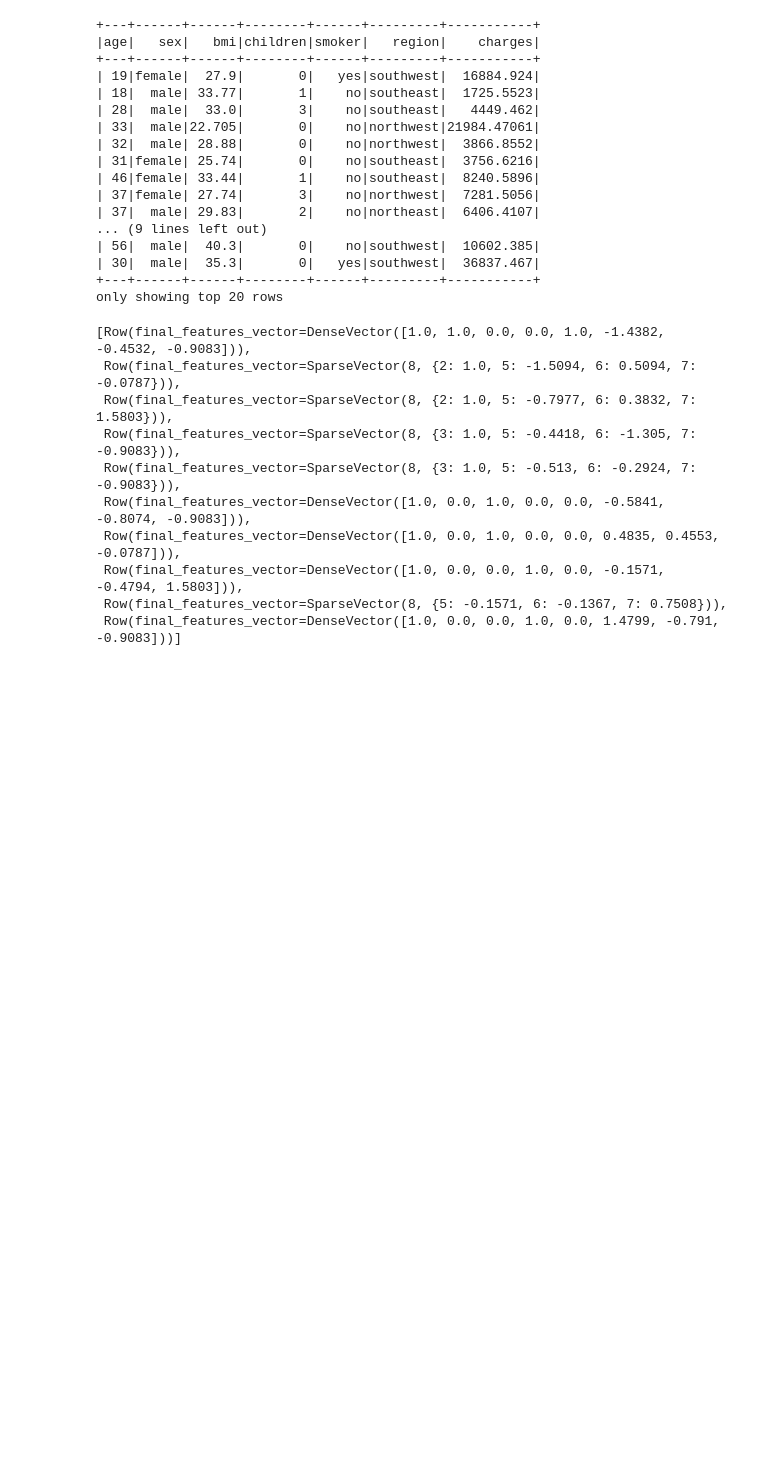
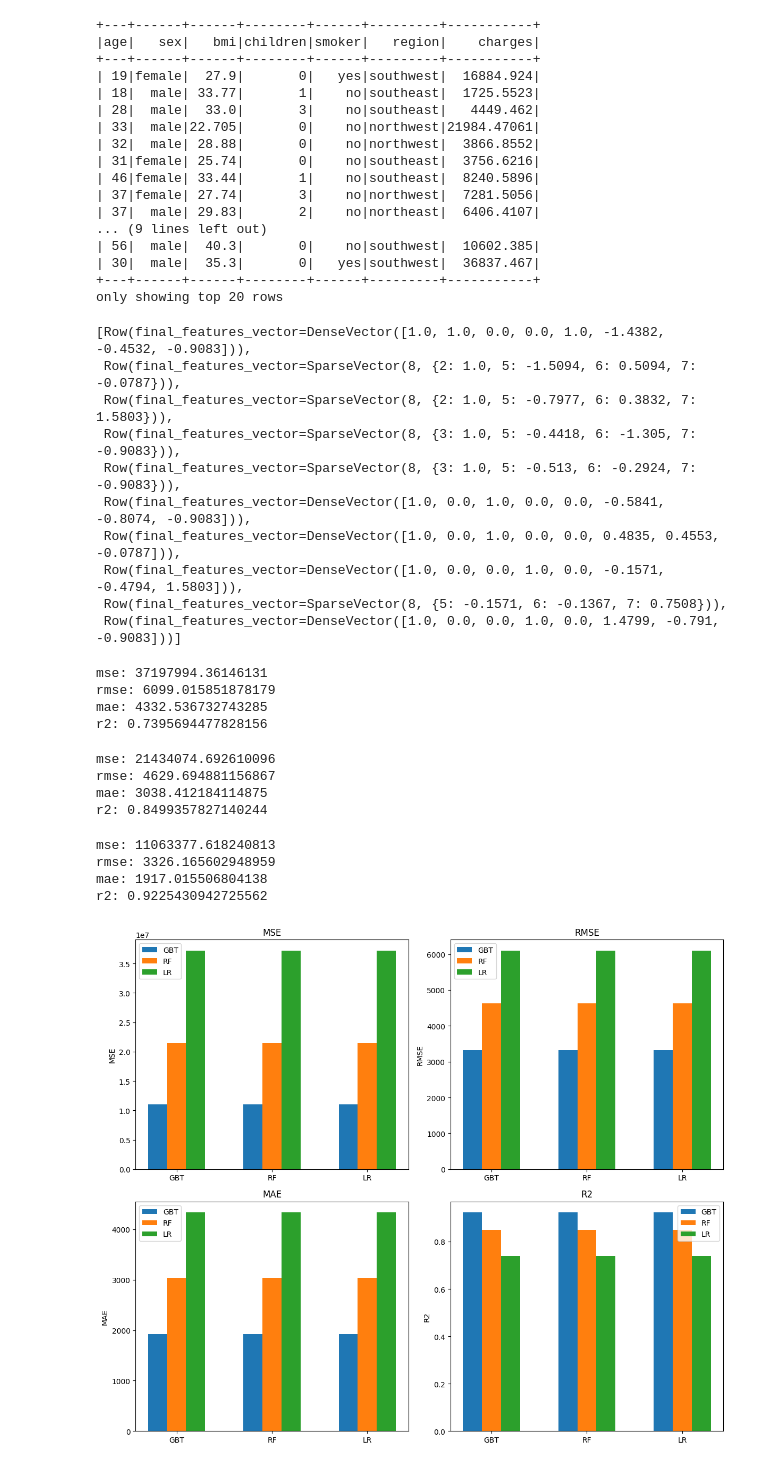
Before and after one commit to 72Clooud/Medical_Cost_Prediction_with_PySpark, a Jupyter notebook: main_notebook.ipynb, the cells around one changed output. Drawn from its saved outputs; the diff is of its cells as text; code cells hidden in the pictures; blank space fills up the shorter version.

Commit message:
trained 3 models and compare them together

```diff
--- a/main_notebook.ipynb
+++ b/main_notebook.ipynb
@@ -96,0 +109,4 @@ df.select('final_features_vector').take(10)
+# %%
+reg_LR = LinearRegression(featuresCol='final_features_vector',
+                            labelCol='charges')
+reg_LR = reg_LR.fit(train)
@@ -96,0 +127,33 @@ df.select('final_features_vector').take(10)
+# %%
+from pyspark.mllib.evaluation import RegressionMetrics
+
+metrics_lr = RegressionMetrics(pred_and_actuals_rdd)
+
+print(f'mse: {metrics_lr.meanSquaredError}\nrmse: {metrics_lr.rootMeanSquaredError}\nmae: {metrics_lr.meanAbsoluteError}\nr2: {metrics_lr.r2}')
+# %% [output]
+mse: 37197994.36146131
+rmse: 6099.015851878179
+mae: 4332.536732743285
+r2: 0.7395694477828156
+# %%
+pred_and_actuals_rdd = return_info_for_metrics(reg_RF, train, test)
+
+metrics_rf = RegressionMetrics(pred_and_actuals_rdd)
+
+print(f'mse: {metrics_rf.meanSquaredError}\nrmse: {metrics_rf.rootMeanSquaredError}\nmae: {metrics_rf.meanAbsoluteError}\nr2: {metrics_rf.r2}')
+# %% [output]
+mse: 21434074.692610096
+rmse: 4629.694881156867
+mae: 3038.412184114875
+r2: 0.8499357827140244
+# %%
+pred_and_actuals_rdd = return_info_for_metrics(reg_GBT, train, test)
+
+metrics_gbt = RegressionMetrics(pred_and_actuals_rdd)
+
+print(f'mse: {metrics_gbt.meanSquaredError}\nrmse: {metrics_gbt.rootMeanSquaredError}\nmae: {metrics_gbt.meanAbsoluteError}\nr2: {metrics_gbt.r2}')
+# %% [output]
+mse: 11063377.618240813
+rmse: 3326.165602948959
+mae: 1917.015506804138
+r2: 0.9225430942725562
@@ -96,0 +193,24 @@ df.select('final_features_vector').take(10)
+# %%
+import numpy as np
+x = np.arange(len(models))
+width = 0.2
+
+fig, axes = plt.subplots(2, 2, figsize=(12, 10))
+
+for i, metric in enumerate(metrics_names):
+    ax = axes[i // 2, i % 2]
+    ax.bar(x - width, data[metric][0], width, label='GBT')
+    ax.bar(x, data[metric][1], width, label='RF')
+    ax.bar(x + width, data[metric][2], width, label='LR')
+
+    # Ustawienia wykresu
+    ax.set_title(f'{metric}')
+    ax.set_xticks(x)
+    ax.set_xticklabels(models)
+    ax.set_ylabel(metric)
+    ax.legend()
+
+plt.tight_layout()
+plt.show()
+# %% [output]
+[figure, added]
```
Also changed, not shown: parts of 6 cells of this notebook.
